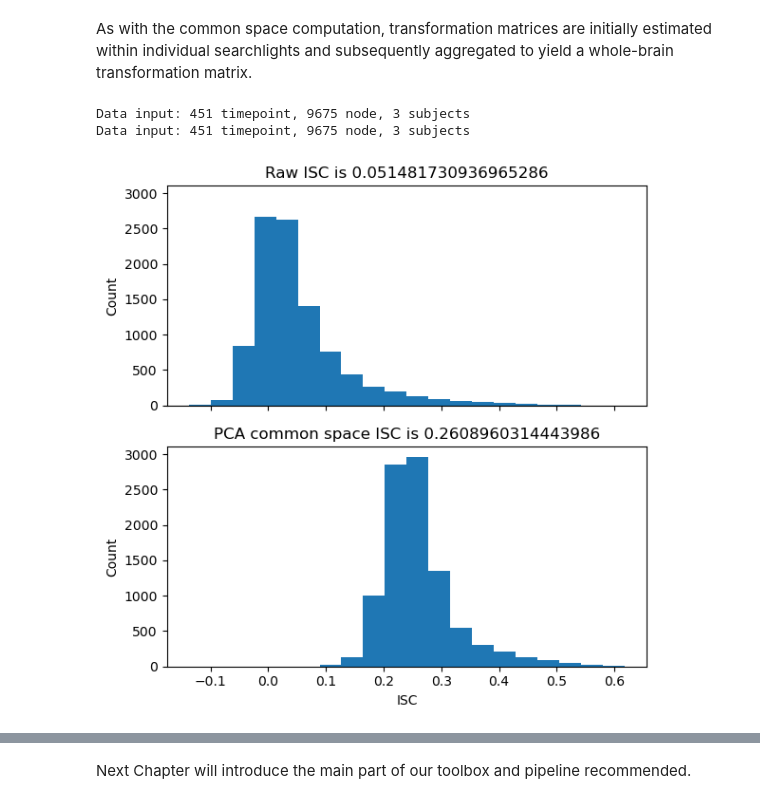
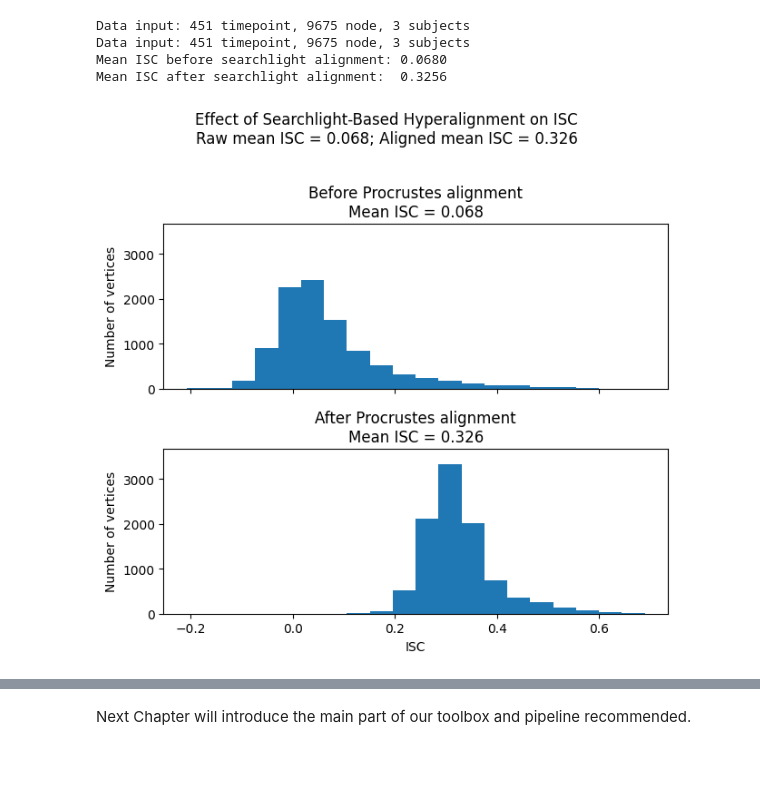
Before and after one commit to jygaooooo/fmriha.readthedocs.io, a Jupyter notebook: docs/notebooks/introduction.ipynb, the cells around one changed output, grey strips where cells are left out. Cells and saved outputs as stored; diff of their text form; code cells hidden in the pictures; blank space fills up the shorter version.

Commit message:
Update fmriha documentation

```diff
--- a/docs/notebooks/introduction.ipynb
+++ b/docs/notebooks/introduction.ipynb
@@ -358,26 +640,75 @@ For these reasons, this part of the code is primarily intended for educational p
-# %% [markdown]
-As with the common space computation, transformation matrices are initially estimated within individual searchlights and subsequently aggregated to yield a whole-brain transformation matrix.
 # %%
-from HAkit.src.searchlight import searchlight_procrustes
+from fmriha.src.searchlight import searchlight_procrustes
+
+
+# ---------------------------------------------------------------------
+# Estimate searchlight-based transformation matrices
+# ---------------------------------------------------------------------
+
+# Estimate subject-specific transformation matrices by aligning each
+# subject's data to the searchlight-wise common spaces.
 sub1_R_sls = searchlight_procrustes(sub1_data, M_sls, sls, dists, radius)
 sub2_R_sls = searchlight_procrustes(sub2_data, M_sls, sls, dists, radius)
 sub3_R_sls = searchlight_procrustes(sub3_data, M_sls, sls, dists, radius)
 
+
+# ---------------------------------------------------------------------
+# Apply transformation matrices to subject data
+# ---------------------------------------------------------------------
+
+# Apply the aggregated searchlight transformation matrix to each subject.
 sub1_aligned_left = sub1_data @ sub1_R_sls
 sub2_aligned_left = sub2_data @ sub2_R_sls
 sub3_aligned_left = sub3_data @ sub3_R_sls
 
-# ISC
-mat_raw = np.stack([sub1_data, sub2_data, sub3_data], axis=2)
-isc_raw = np.nan_to_num(isc_mat_nb(mat=mat_raw, pairwise=True, metric='correlation', n_jobs=10, summary_statistic='mean')['ISC_mean'], nan=0.0)
 
-mat_pca = np.stack([sub1_aligned_left, sub2_aligned_left, sub3_aligned_left], axis=2)
-isc_pca = np.nan_to_num(isc_mat_nb(mat=mat_pca, pairwise=True, metric='correlation', n_jobs=10, summary_statistic='mean')['ISC_mean'], nan=0.0)
+# ---------------------------------------------------------------------
+# Compute ISC before and after searchlight hyperalignment
+# ---------------------------------------------------------------------
 
-# plot
-plot_stacked_hist(isc_raw, isc_pca, bins=20, title1=f"Raw ISC is {isc_raw.mean()}", title2 = f"PCA common space ISC is {isc_pca.mean()}")
+def compute_group_isc(data_list, n_jobs=1):
+    """Compute vertex-wise mean ISC across multiple subjects."""
+    data = np.stack(data_list, axis=2)
+
+    result = isc_mat_nb(
+        mat=data,
+        pairwise=False,
+        metric="correlation",
+        n_jobs=n_jobs,
+        summary_statistic="mean"
+    )
+
+    return np.nan_to_num(result["ISC_mean"], nan=0.0)
+
+
+# ISC in the original subject-specific space.
+isc_raw = compute_group_isc([sub1_data, sub2_data, sub3_data], n_jobs=10)
+
+# ISC after searchlight-based alignment.
+isc_aligned = compute_group_isc([sub1_aligned_left, sub2_aligned_left, sub3_aligned_left], n_jobs=10)
+
+print(f"Mean ISC before searchlight alignment: {isc_raw.mean():.4f}")
+print(f"Mean ISC after searchlight alignment:  {isc_aligned.mean():.4f}")
+
+
+# ---------------------------------------------------------------------
+# Visualize ISC distributions
+# ---------------------------------------------------------------------
+
+plot_isc_histograms(
+    isc_before=isc_raw,
+    isc_after=isc_aligned,
+    bins=20,
+    title=(
+        "Effect of Searchlight-Based Hyperalignment on ISC\n"
+        f"Raw mean ISC = {isc_raw.mean():.3f}; "
+        f"Aligned mean ISC = {isc_aligned.mean():.3f}"
+    )
+)
 # %% [output]
 Data input: 451 timepoint, 9675 node, 3 subjects
 Data input: 451 timepoint, 9675 node, 3 subjects
+Mean ISC before searchlight alignment: 0.0680
+Mean ISC after searchlight alignment:  0.3256
-[figure, old version]
+[figure, new version]
 # %% [markdown]
```
Also changed, not shown: parts of 60 cells of this notebook, 27 other files.
